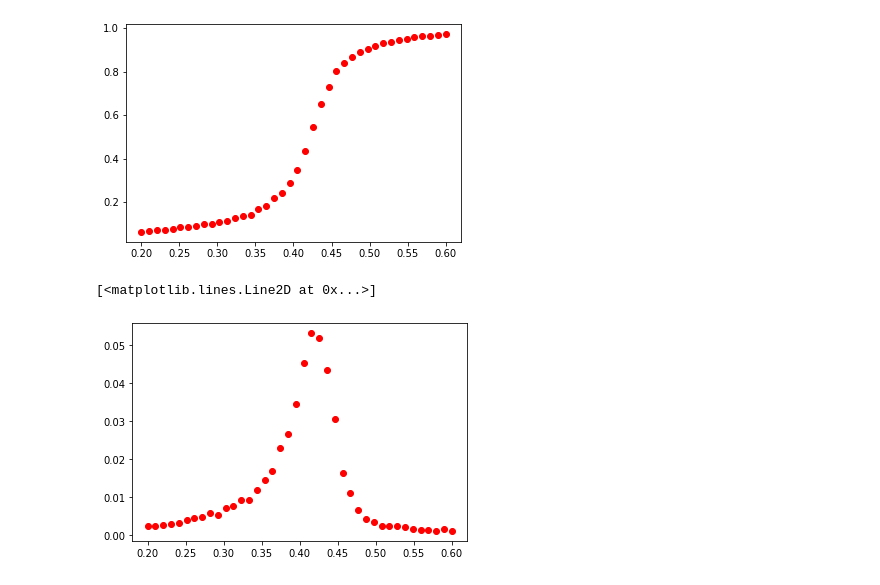
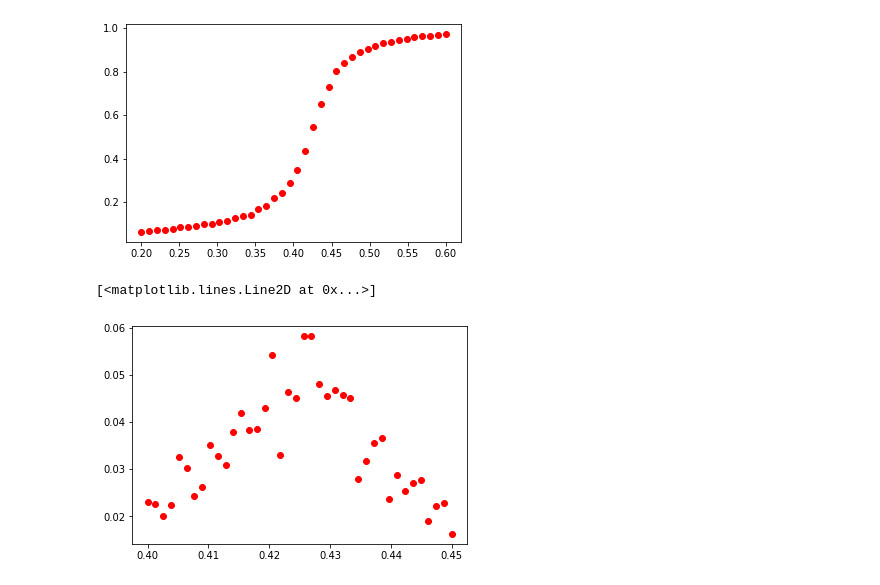
Before and after one commit to SaltyCatAgenda/Ising-Model, a Jupyter notebook: ising.ipynb, the cells around one changed output. Drawn from its saved outputs; the diff is of its cells as text; code cells hidden in the pictures.

```diff
--- a/ising.ipynb
+++ b/ising.ipynb
@@ -5,7 +6,7 @@ import gvar as gv
 rng = np.random.default_rng()
 # %%
 J = 1
-nmax = 20
+nmax = 40
 N = nmax**2
 # %%
 def build_lattice(n=0,m=0):
@@ -142,11 +199,11 @@ plt.plot(np.arange(len(ew)),(ew),'ro')
 [figure]
 # %%
 def temp_wolff():
-    beta = np.linspace(0.2,0.6,40)
+    beta = np.linspace(0.41,0.45,40)
     e_list = np.zeros(len(beta))
     m_list = np.zeros(len(beta))
     chi_list = np.zeros(len(beta))
-    for i in range(len(beta)):
+    for i in tqdm(range(len(beta))):
         e,m = imported_wolff(build_lattice(),beta[i],10**4)
         e_list[i] = np.mean(e)
         m_list[i] = np.mean(np.abs(m))
@@ -166,7 +229,7 @@ plt.plot(np.linspace(0.2,0.6,40),np.abs(mt),'ro')
 [<matplotlib.lines.Line2D at 0x...>]
 [figure]
 # %%
-plt.plot(np.linspace(0.2,0.6,40),ct,'ro')
+plt.plot(np.linspace(0.4,0.45,40),ct,'ro') #30 x 30 lattice
 # %% [output]
 [<matplotlib.lines.Line2D at 0x...>]
-[figure, old version]
+[figure, new version]
```
Also changed, not shown: parts of 14 cells of this notebook.
